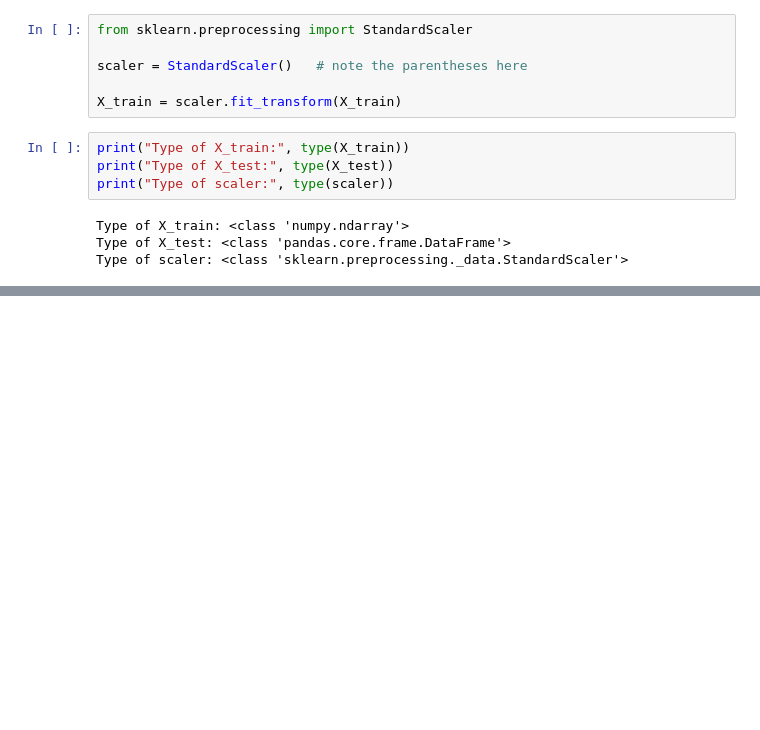
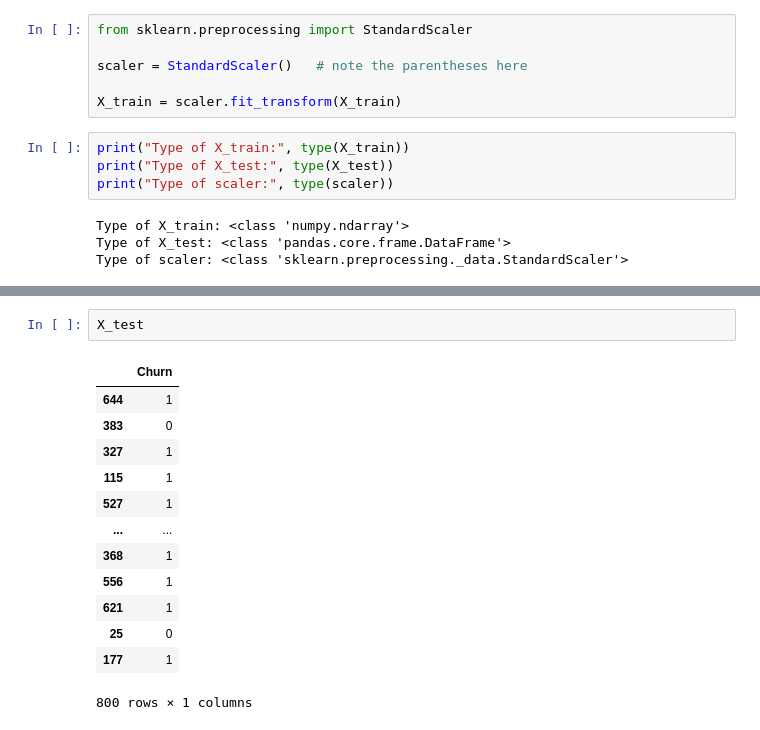
Before and after one commit to mohitt045/Customer-churn-predictor, a Jupyter notebook: notebook.ipynb, the cells around one changed output, grey strips where cells are left out. Saved outputs shown, nothing was run; the diff lists cells and outputs as text; blank space fills up the shorter version.

```diff
--- a/notebook.ipynb
+++ b/notebook.ipynb
@@ -354,0 +335,16 @@ Name: count, dtype: int64
+# %%
+X_test
+# %% [output]
+|  | Churn |
+| 644 | 1 |
+| 383 | 0 |
+| 327 | 1 |
+| 115 | 1 |
+| 527 | 1 |
+| ... | ... |
+| 368 | 1 |
+| 556 | 1 |
+| 621 | 1 |
+| 25 | 0 |
+| 177 | 1 |
+800 rows × 1 columns
```
Also changed, not shown: parts of 9 cells of this notebook, 1 other file.
